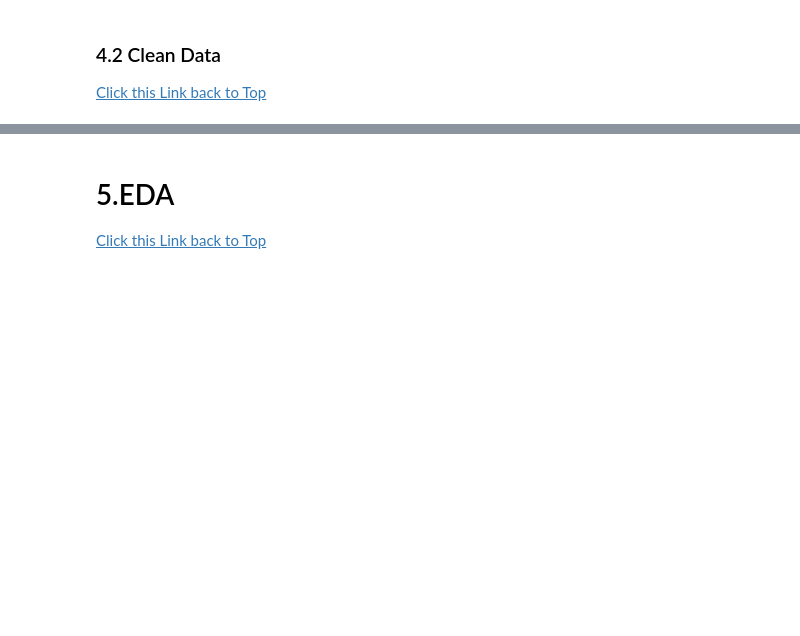
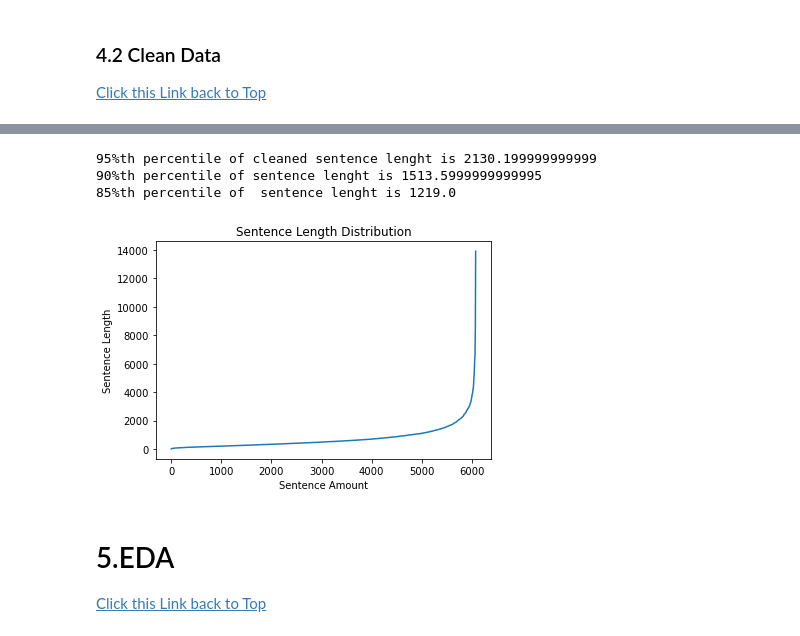
Before and after one commit to L3P3titPrince/40_Google_Q-A, a Jupyter notebook: 31_Google_Q-A_11202020.ipynb, the cells around one changed output, grey strips where cells are left out. Drawn from its saved outputs; the diff is of its cells as text; code cells hidden in the pictures; blank space fills up the shorter version.

```diff
--- a/31_Google_Q-A_11202020.ipynb
+++ b/31_Google_Q-A_11202020.ipynb
@@ -283,3 +471,21 @@ class clean_data(object):
+# %%
+sentence_len = [len(x) for x in answer_cleaned_df['cleaned']]
+sentence_len_arr = np.array(sentence_len)
+# change the type to numpy array and get 95%/90%/85%th percentile of the data value
+print(f"95%th percentile of cleaned sentence lenght is {np.percentile(sentence_len_arr, 95)}")
+print(f"90%th percentile of sentence lenght is {np.percentile(sentence_len_arr, 90)}")
+print(f"85%th percentile of  sentence lenght is {np.percentile(sentence_len_arr, 85)}")
+sentence_len.sort()
+plt.plot(np.arange(len(sentence_len)), sentence_len)
+plt.title("Sentence Length Distribution")
+plt.xlabel("Sentence Amount")
+plt.ylabel("Sentence Length")
+plt.show()
+# %% [output]
+95%th percentile of cleaned sentence lenght is 2130.199999999999
+90%th percentile of sentence lenght is 1513.5999999999995
+85%th percentile of  sentence lenght is 1219.0
+[figure, added]
 # %% [markdown]
 <a id="5.EDA"></a>
 # 5.EDA
```
Also changed, not shown: parts of 62 cells of this notebook, 1 other file.
